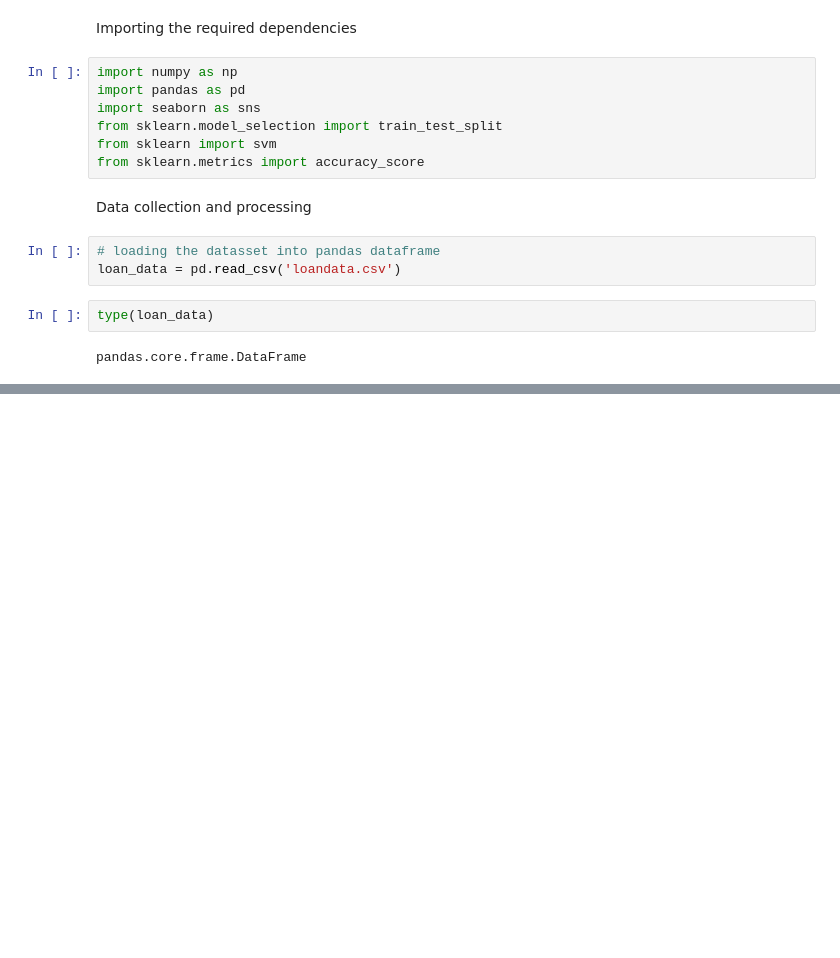
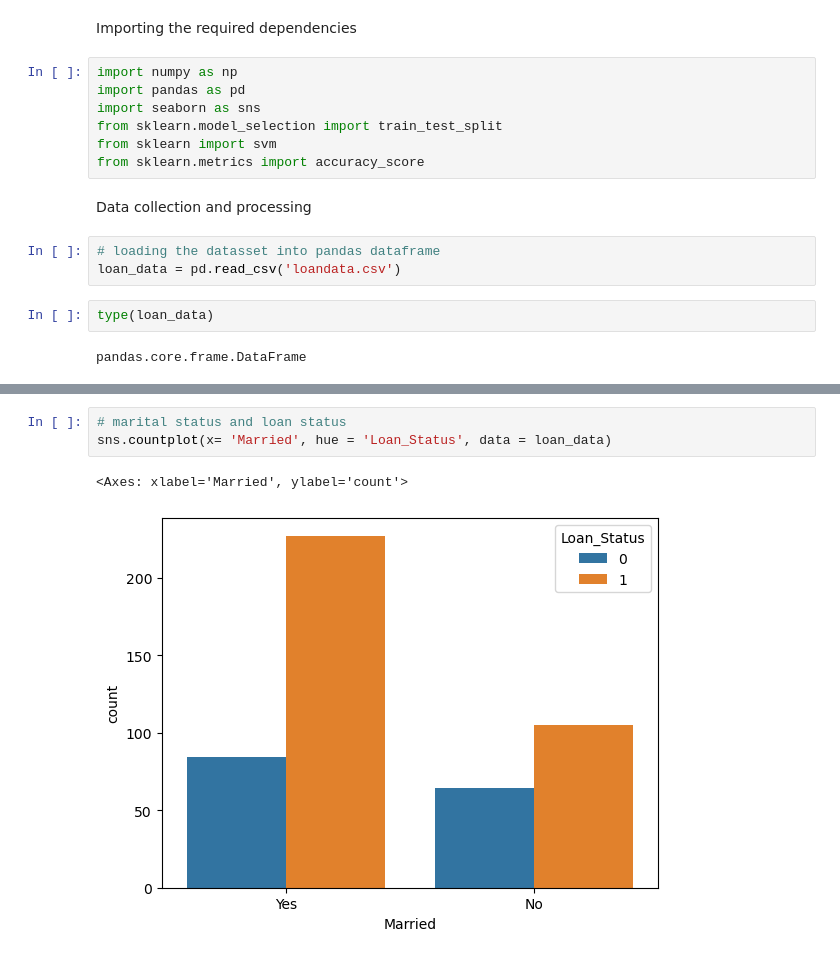
Before and after one commit to bear-bubx8/ml_pro-jekts, a Jupyter notebook: loan_status.ipynb, the cells around one changed output, grey strips where cells are left out. Drawn from its saved outputs; the diff is of its cells as text; blank space fills up the shorter version.

```diff
--- a/loan_status.ipynb
+++ b/loan_status.ipynb
@@ -35,0 +127,6 @@ loan_data.shape
+# %%
+# marital status and loan status
+sns.countplot(x= 'Married', hue = 'Loan_Status', data = loan_data)
+# %% [output]
+<Axes: xlabel='Married', ylabel='count'>
+[figure, added]
```
Also changed, not shown: parts of 17 cells of this notebook.
